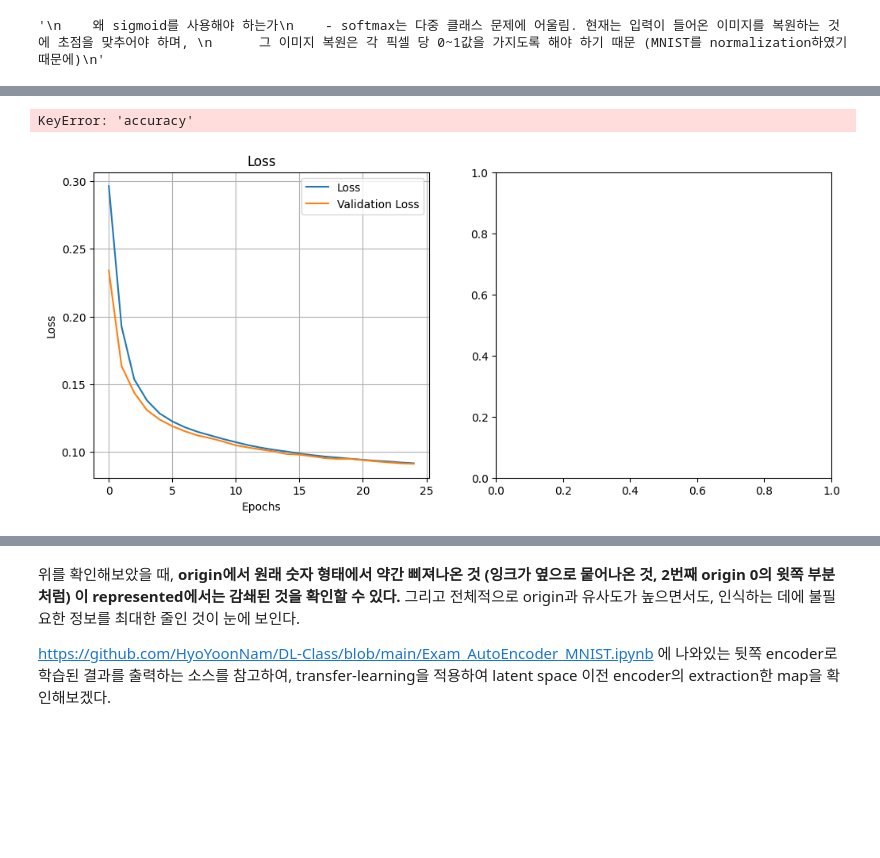
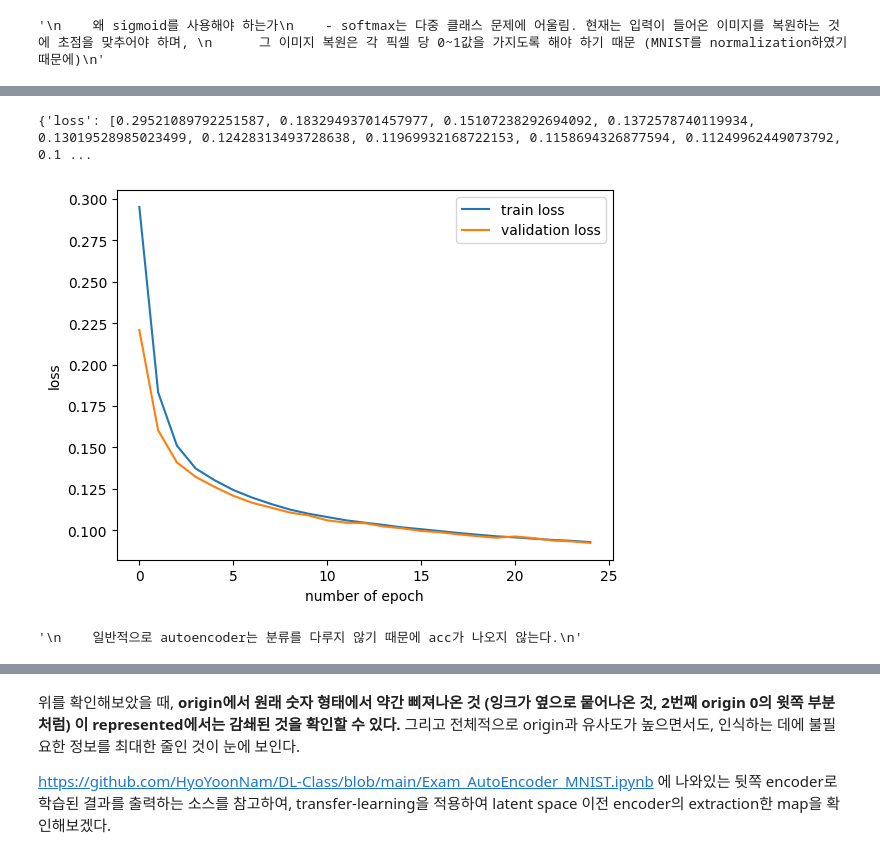
Before and after one commit to lky473736/learning-AI, a Jupyter notebook: report/MNIST/autoencoder_MNIST.ipynb, the cells around one changed output, grey strips where cells are left out. Drawn from its saved outputs; the diff is of its cells as text; code cells hidden in the pictures; blank space fills up the shorter version.

```diff
--- a/report/MNIST/autoencoder_MNIST.ipynb
+++ b/report/MNIST/autoencoder_MNIST.ipynb
@@ -209,36 +209,22 @@ Epoch 25/25
 # %%
-# loss와 validation loss, acc와 validation acc를 시각화하기 위한 메소드
+# history 그리고 loss 시각화
 
-def draw_history (history) :
-    fig, ax = plt.subplots(1, 2, figsize=(12, 5))
+print (history.history)
 
-    ax[0].plot(history.history['loss'], label='Loss')
-    ax[0].plot(history.history['val_loss'], label='Validation Loss')
-    ax[0].set_title('Loss')
-    ax[0].set_xlabel('Epochs')
-    ax[0].set_ylabel('Loss')
-    ax[0].legend()
-    ax[0].grid()
-
-    ax[1].plot(history.history['accuracy'], label='Accuracy')
-    ax[1].plot(history.history['val_accuracy'], label='Validation Accuracy')
-    ax[1].set_title('Accuracy')
-    ax[1].set_xlabel('Epochs')
-    ax[1].set_ylabel('Accuracy')
-    ax[1].legend()
-    ax[1].grid()
-
-    plt.tight_layout()
-    plt.show()
-
-draw_history(history)
+plt.plot(history.history['loss'])
+plt.plot(history.history['val_loss'])
+plt.xlabel('number of epoch')
+plt.ylabel('loss')
+plt.legend (['train loss', 'validation loss'])
+plt.show()
 
 '''
     일반적으로 autoencoder는 분류를 다루지 않기 때문에 acc가 나오지 않는다.
 '''
 # %% [output]
-KeyError: 'accuracy'
+{'loss': [0.29521089792251587, 0.18329493701457977, 0.15107238292694092, 0.1372578740119934, 0.13019528985023499, 0.12428313493728638, 0.11969932168722153, 0.1158694326877594, 0.11249962449073792, 0.1 ...
-[figure, old version]
+[figure, new version]
+'\n    일반적으로 autoencoder는 분류를 다루지 않기 때문에 acc가 나오지 않는다.\n'
 # %%
 # visualization
 
```
Also changed, not shown: parts of 9 cells of this notebook, 2 other files.
